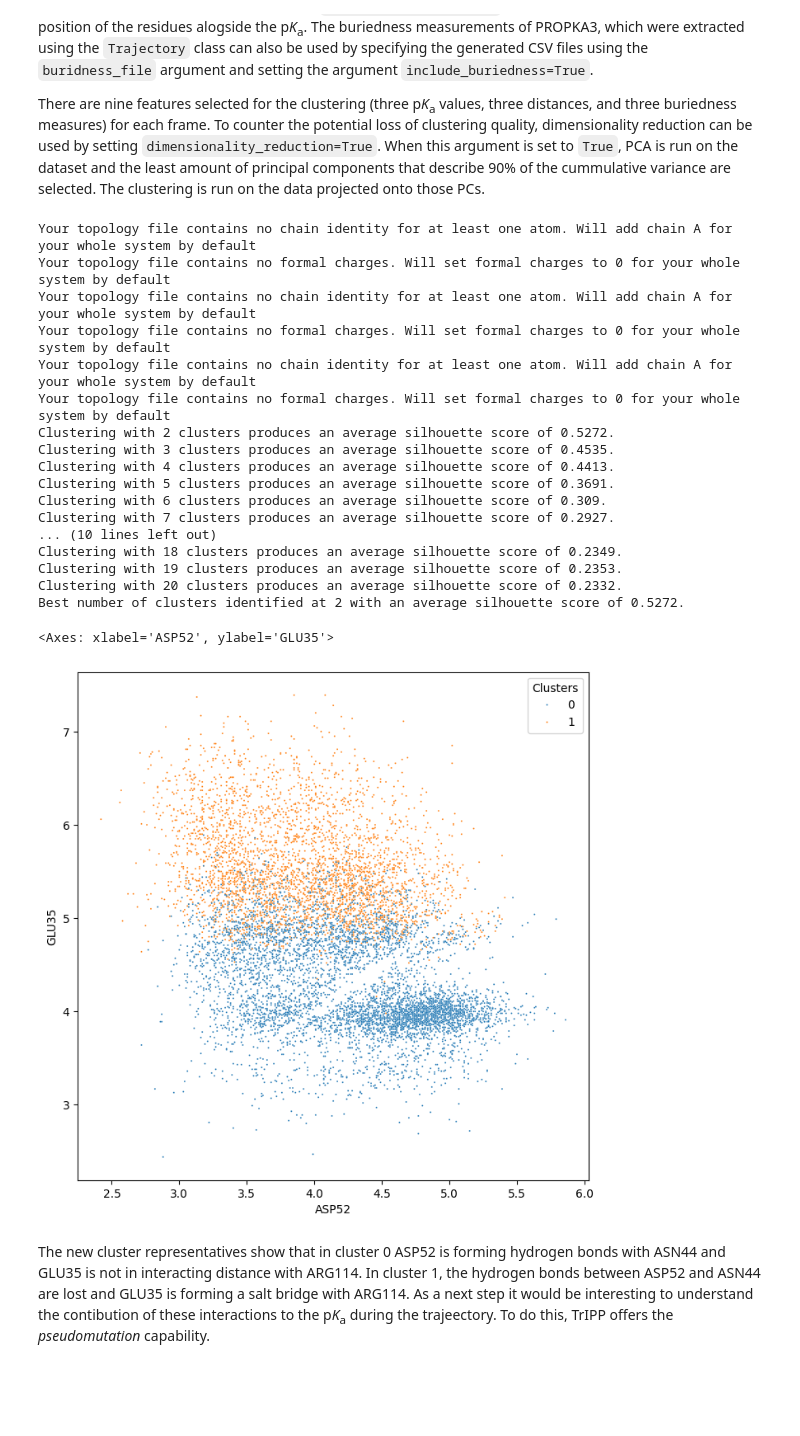
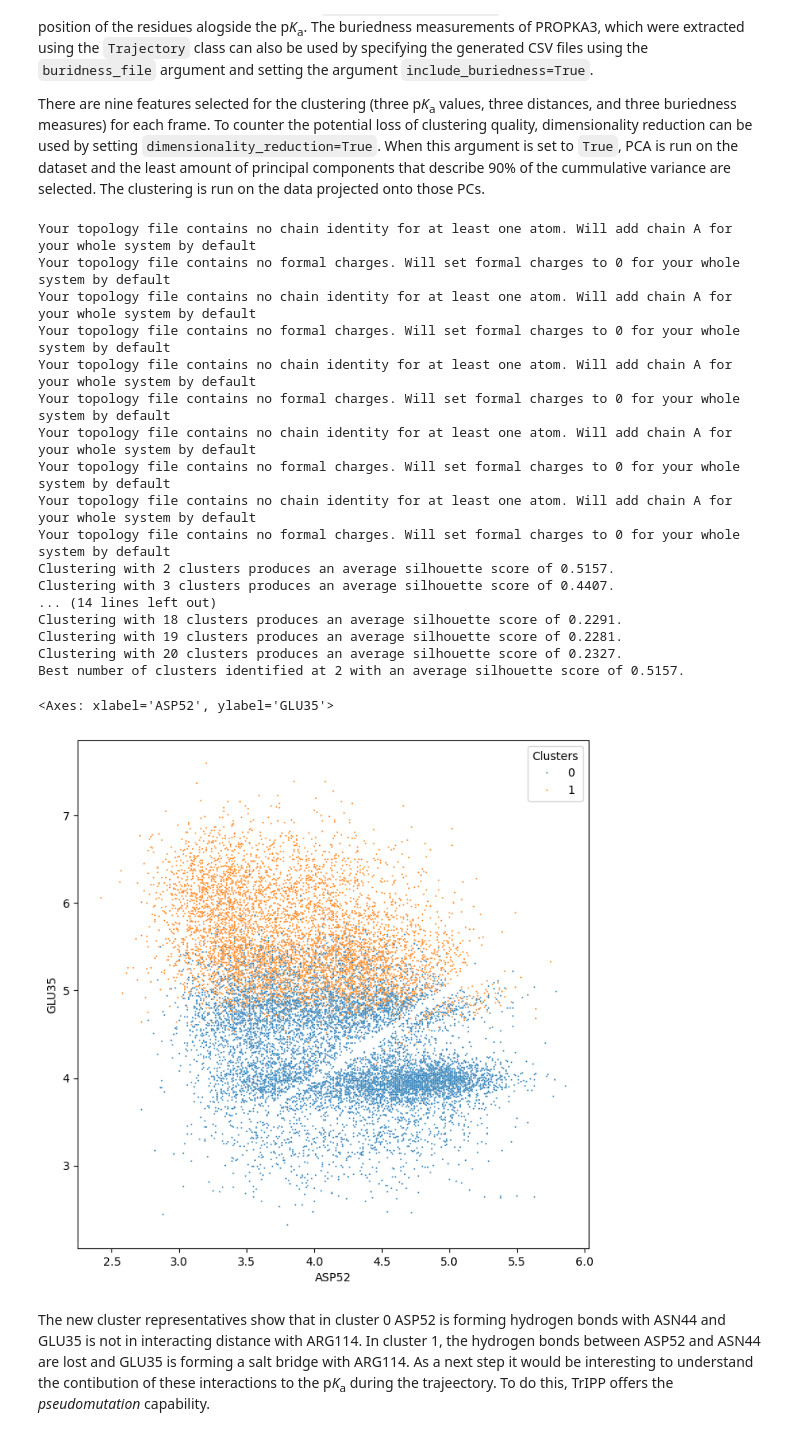
Before and after one commit to fornililab/TrIPP, a Jupyter notebook: tutorial.ipynb, the cells around one changed output. Drawn from its saved outputs; the diff is of its cells as text; code cells hidden in the pictures; blank space fills up the shorter version.

```diff
--- a/tutorial.ipynb
+++ b/tutorial.ipynb
@@ -419,53 +451,59 @@ topology_file = f'{file_directory}/1AKI_minstr.pdb'
 
 trajectory_files = {'MD1' : f'{file_directory}/1AKI_md1_300ns.xtc',
                     'MD2' : f'{file_directory}/1AKI_md2_300ns.xtc',
-                    'MD3' : f'{file_directory}/1AKI_md3_300ns.xtc'}
+                    'MD3' : f'{file_directory}/1AKI_md3_300ns.xtc',
+                    'MD4' : f'{file_directory}/1AKI_md4_300ns.xtc',
+                    'MD5' : f'{file_directory}/1AKI_md5_300ns.xtc'}
 
 pka_files = [f'{output_directory}/1AKI_md1/1AKI_md1_pka.csv',
              f'{output_directory}/1AKI_md2/1AKI_md2_pka.csv',
-             f'{output_directory}/1AKI_md3/1AKI_md3_pka.csv']
+             f'{output_directory}/1AKI_md3/1AKI_md3_pka.csv',
+             f'{output_directory}/1AKI_md4/1AKI_md4_pka.csv',
+             f'{output_directory}/1AKI_md5/1AKI_md5_pka.csv']
 
 buridness_files = [f'{output_directory}/1AKI_md1/1AKI_md1_buridness.csv',
                    f'{output_directory}/1AKI_md2/1AKI_md2_buridness.csv',
-                   f'{output_directory}/1AKI_md3/1AKI_md3_buridness.csv']
+                   f'{output_directory}/1AKI_md3/1AKI_md3_buridness.csv',
+                   f'{output_directory}/1AKI_md4/1AKI_md4_buridness.csv',
+                   f'{output_directory}/1AKI_md5/1AKI_md5_buridness.csv']
 
 TrIPP_Clust = Clustering(trajectory_file=trajectory_files,
                          topology_file=topology_file,
                          pka_file=pka_files,
                          residues=[35, 52, 114],
                          log_file=f'{output_directory}/1AKI_all_md_35_52_114_include_distances_buriedness',
                          buridness_file=buridness_files,
                          include_distances=True,
                          include_buriedness=True,
                          dimensionality_reduction=True)
 
 TrIPP_Clust.kmedoids(automatic=True,
                      max_clusters=20)
 
 fig = plt.figure(figsize=(8,8))
 
 df_cluster = pd.read_csv(f'{output_directory}/1AKI_all_md_35_52_114_include_distances_buriedness_KMedoids_cluster.csv')
 sns.scatterplot(data=df_cluster, x='ASP52', y='GLU35', s=2, hue='Clusters', palette='tab10')
 # %% [output]
 Your topology file contains no chain identity for at least one atom. Will add chain A for your whole system by default
 Your topology file contains no formal charges. Will set formal charges to 0 for your whole system by default
 Your topology file contains no chain identity for at least one atom. Will add chain A for your whole system by default
 Your topology file contains no formal charges. Will set formal charges to 0 for your whole system by default
 Your topology file contains no chain identity for at least one atom. Will add chain A for your whole system by default
 Your topology file contains no formal charges. Will set formal charges to 0 for your whole system by default
-Clustering with 2 clusters produces an average silhouette score of 0.5272.
-Clustering with 3 clusters produces an average silhouette score of 0.4535.
-Clustering with 4 clusters produces an average silhouette score of 0.4413.
-Clustering with 5 clusters produces an average silhouette score of 0.3691.
-Clustering with 6 clusters produces an average silhouette score of 0.309.
-Clustering with 7 clusters produces an average silhouette score of 0.2927.
-... (10 lines left out)
-Clustering with 18 clusters produces an average silhouette score of 0.2349.
-Clustering with 19 clusters produces an average silhouette score of 0.2353.
-Clustering with 20 clusters produces an average silhouette score of 0.2332.
-Best number of clusters identified at 2 with an average silhouette score of 0.5272.
+Your topology file contains no chain identity for at least one atom. Will add chain A for your whole system by default
+Your topology file contains no formal charges. Will set formal charges to 0 for your whole system by default
+Your topology file contains no chain identity for at least one atom. Will add chain A for your whole system by default
+Your topology file contains no formal charges. Will set formal charges to 0 for your whole system by default
+Clustering with 2 clusters produces an average silhouette score of 0.5157.
+Clustering with 3 clusters produces an average silhouette score of 0.4407.
+... (14 lines left out)
+Clustering with 18 clusters produces an average silhouette score of 0.2291.
+Clustering with 19 clusters produces an average silhouette score of 0.2281.
+Clustering with 20 clusters produces an average silhouette score of 0.2327.
+Best number of clusters identified at 2 with an average silhouette score of 0.5157.
 <Axes: xlabel='ASP52', ylabel='GLU35'>
-[figure, old version]
+[figure, new version]
 # %% [markdown]
 The new cluster representatives show that in cluster 0 ASP52 is forming hydrogen bonds with ASN44 and GLU35 is not in interacting distance with ARG114. In cluster 1, the hydrogen bonds between ASP52 and ASN44 are lost and GLU35 is forming a salt bridge with ARG114. As a next step it would be interesting to understand the contibution of these interactions to the p*K*<sub>a</sub> during the trajeectory. To do this, TrIPP offers the _pseudomutation_ capability.
 # %% [markdown]
```
Also changed, not shown: parts of 10 cells of this notebook, 51 other files.
